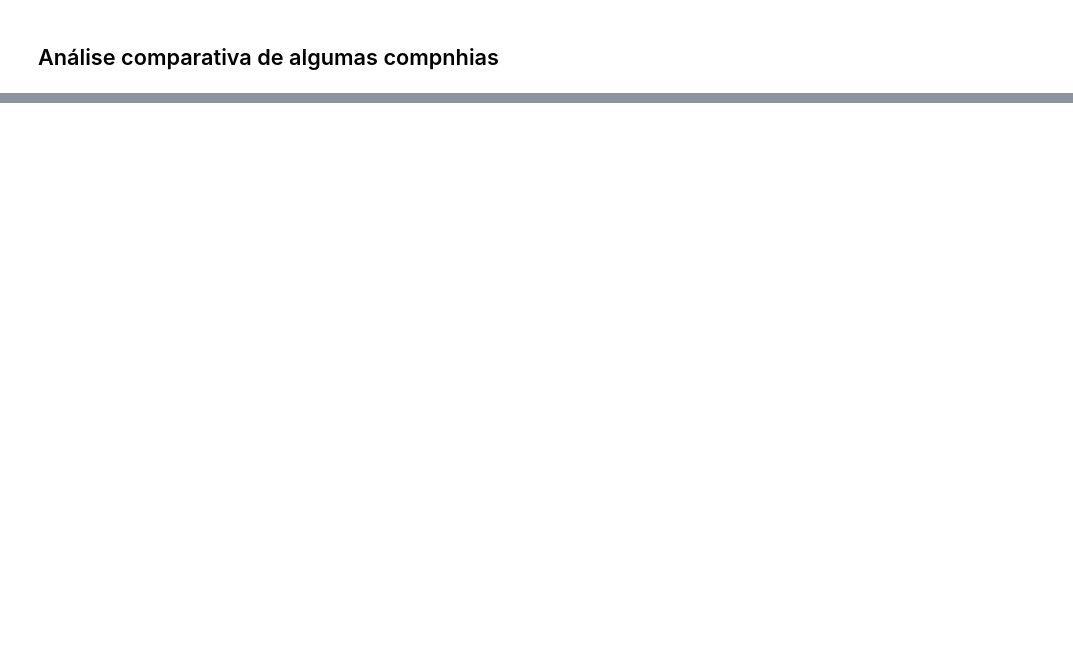
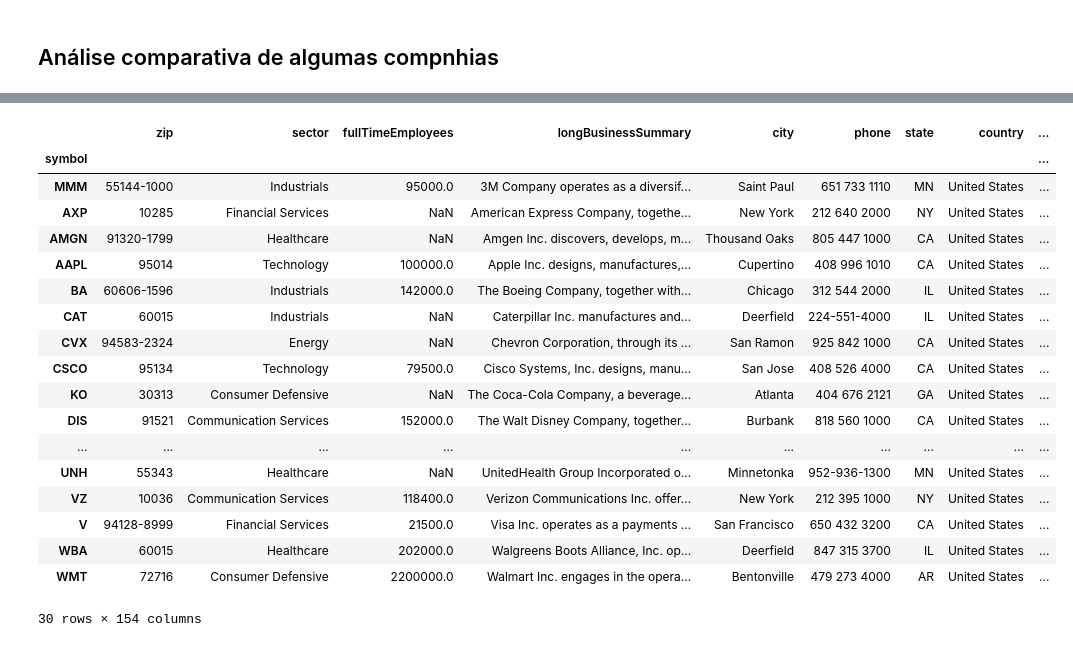
Before and after one commit to igoandrade/data-science-proj, a Jupyter notebook: ds-python/fundamental-analysis-stock.ipynb, the cells around one changed output, grey strips where cells are left out. Saved outputs shown, nothing was run; the diff lists cells and outputs as text; code cells hidden in the pictures; blank space fills up the shorter version.

```diff
--- a/ds-python/fundamental-analysis-stock.ipynb
+++ b/ds-python/fundamental-analysis-stock.ipynb
@@ -57,0 +170,24 @@ tickers = ['AAPL', 'MSFT', 'IBM']
+# %%
+df3 = pd.DataFrame(infos)
+df3 = df3.set_index('symbol')
+df3
+# %% [output]
+|  | zip | sector | fullTimeEmployees | longBusinessSummary | city | phone | state | country | ... |
+| symbol |  |  |  |  |  |  |  |  | ... |
+| MMM | 55144-1000 | Industrials | 95000.0 | 3M Company operates as a diversif... | Saint Paul | 651 733 1110 | MN | United States | ... |
+| AXP | 10285 | Financial Services | NaN | American Express Company, togethe... | New York | 212 640 2000 | NY | United States | ... |
+| AMGN | 91320-1799 | Healthcare | NaN | Amgen Inc. discovers, develops, m... | Thousand Oaks | 805 447 1000 | CA | United States | ... |
+| AAPL | 95014 | Technology | 100000.0 | Apple Inc. designs, manufactures,... | Cupertino | 408 996 1010 | CA | United States | ... |
+| BA | 60606-1596 | Industrials | 142000.0 | The Boeing Company, together with... | Chicago | 312 544 2000 | IL | United States | ... |
+| CAT | 60015 | Industrials | NaN | Caterpillar Inc. manufactures and... | Deerfield | 224-551-4000 | IL | United States | ... |
+| CVX | 94583-2324 | Energy | NaN | Chevron Corporation, through its ... | San Ramon | 925 842 1000 | CA | United States | ... |
+| CSCO | 95134 | Technology | 79500.0 | Cisco Systems, Inc. designs, manu... | San Jose | 408 526 4000 | CA | United States | ... |
+| KO | 30313 | Consumer Defensive | NaN | The Coca-Cola Company, a beverage... | Atlanta | 404 676 2121 | GA | United States | ... |
+| DIS | 91521 | Communication Services | 152000.0 | The Walt Disney Company, together... | Burbank | 818 560 1000 | CA | United States | ... |
+| ... | ... | ... | ... | ... | ... | ... | ... | ... | ... |
+| UNH | 55343 | Healthcare | NaN | UnitedHealth Group Incorporated o... | Minnetonka | 952-936-1300 | MN | United States | ... |
+| VZ | 10036 | Communication Services | 118400.0 | Verizon Communications Inc. offer... | New York | 212 395 1000 | NY | United States | ... |
+| V | 94128-8999 | Financial Services | 21500.0 | Visa Inc. operates as a payments ... | San Francisco | 650 432 3200 | CA | United States | ... |
+| WBA | 60015 | Healthcare | 202000.0 | Walgreens Boots Alliance, Inc. op... | Deerfield | 847 315 3700 | IL | United States | ... |
+| WMT | 72716 | Consumer Defensive | 2200000.0 | Walmart Inc. engages in the opera... | Bentonville | 479 273 4000 | AR | United States | ... |
+30 rows × 154 columns
```
Also changed, not shown: parts of 17 cells of this notebook.
